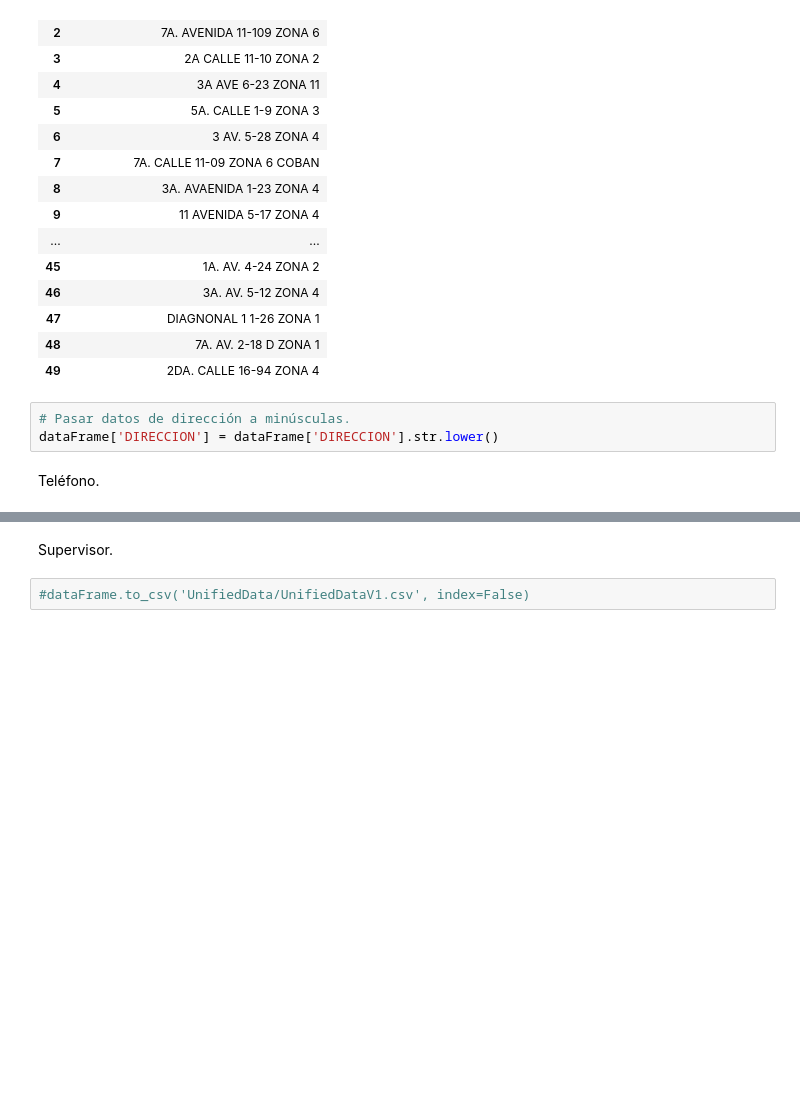
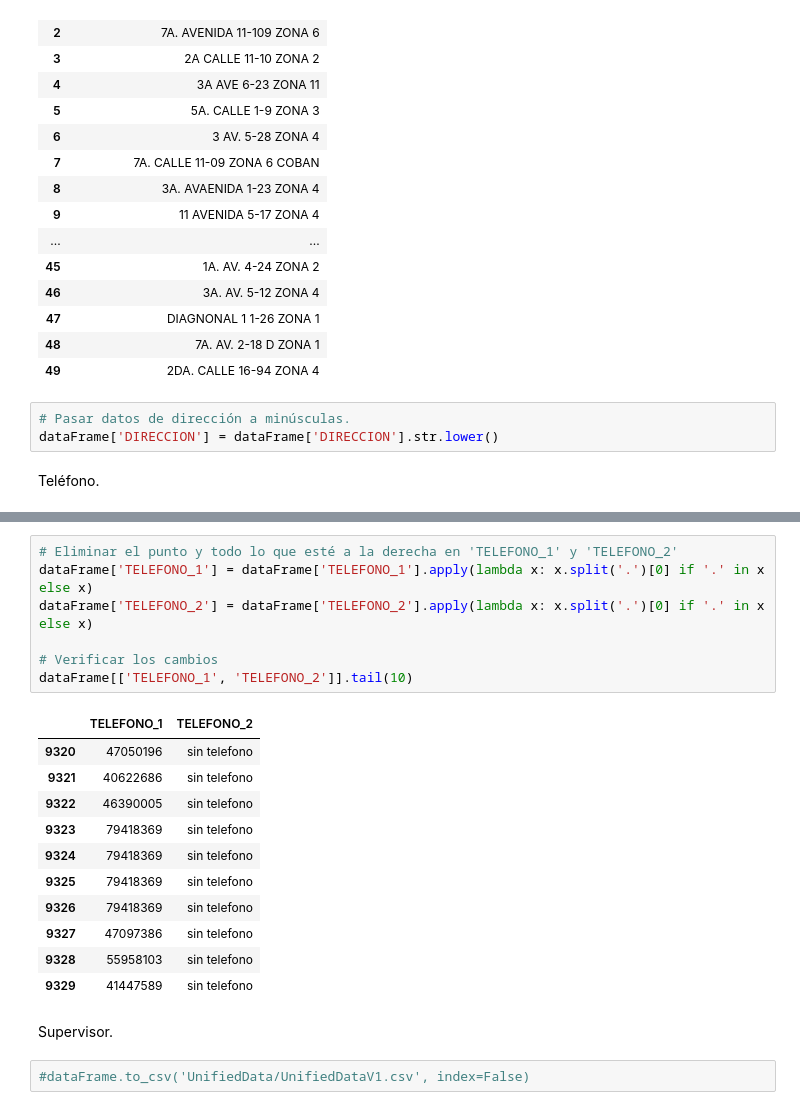
Before and after one commit to Dahernandezsilve/DataScience_Proyecto1, a Jupyter notebook: Proyecto01.ipynb, the cells around one changed output, grey strips where cells are left out. Drawn from its saved outputs; the diff is of its cells as text; blank space fills up the shorter version.

```diff
--- a/Proyecto01.ipynb
+++ b/Proyecto01.ipynb
@@ -626,3 +691,22 @@ Teléfono.
+# %%
+# Eliminar el punto y todo lo que esté a la derecha en 'TELEFONO_1' y 'TELEFONO_2'
+dataFrame['TELEFONO_1'] = dataFrame['TELEFONO_1'].apply(lambda x: x.split('.')[0] if '.' in x else x)
+dataFrame['TELEFONO_2'] = dataFrame['TELEFONO_2'].apply(lambda x: x.split('.')[0] if '.' in x else x)
+
+# Verificar los cambios
+dataFrame[['TELEFONO_1', 'TELEFONO_2']].tail(10)
+# %% [output]
+|  | TELEFONO_1 | TELEFONO_2 |
+| 9320 | 47050196 | sin telefono |
+| 9321 | 40622686 | sin telefono |
+| 9322 | 46390005 | sin telefono |
+| 9323 | 79418369 | sin telefono |
+| 9324 | 79418369 | sin telefono |
+| 9325 | 79418369 | sin telefono |
+| 9326 | 79418369 | sin telefono |
+| 9327 | 47097386 | sin telefono |
+| 9328 | 55958103 | sin telefono |
+| 9329 | 41447589 | sin telefono |
 # %% [markdown]
 Supervisor.
 # %%
```
Also changed, not shown: parts of 8 cells of this notebook, 1 other file.
